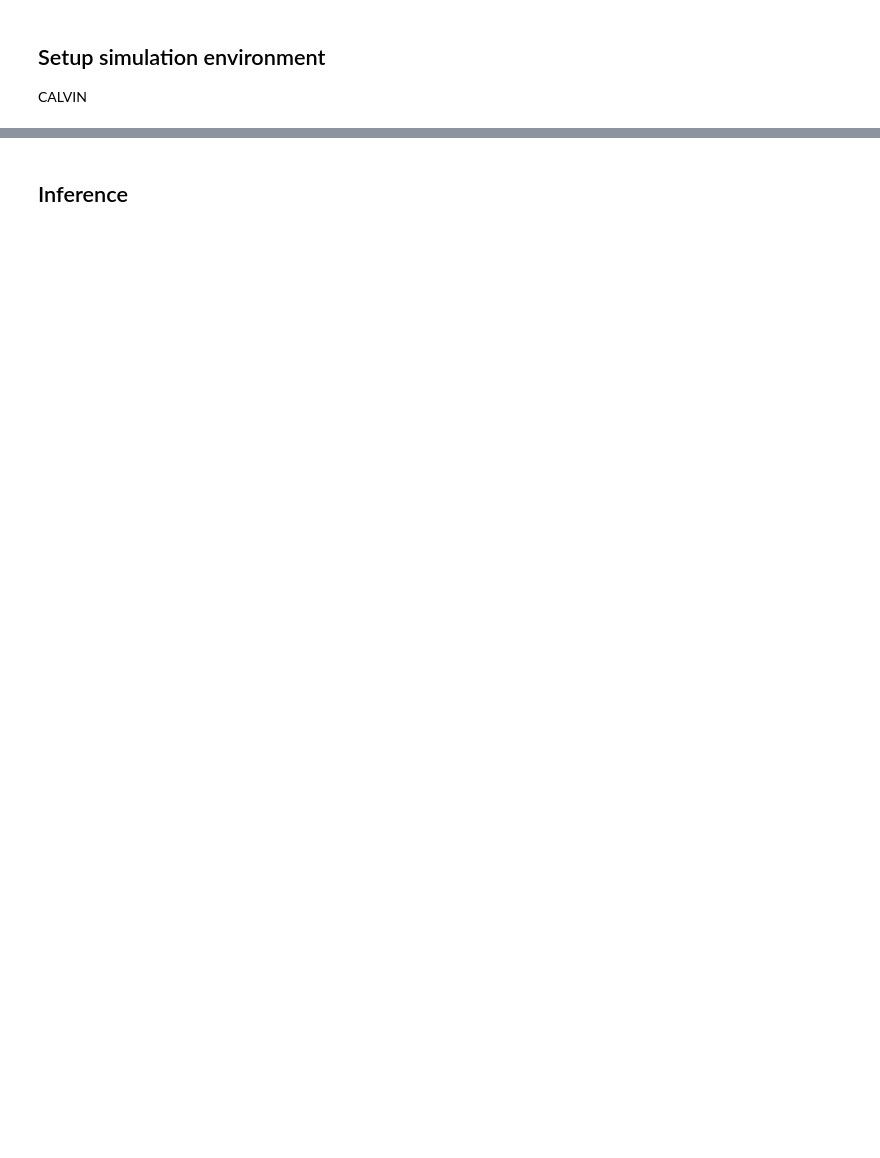
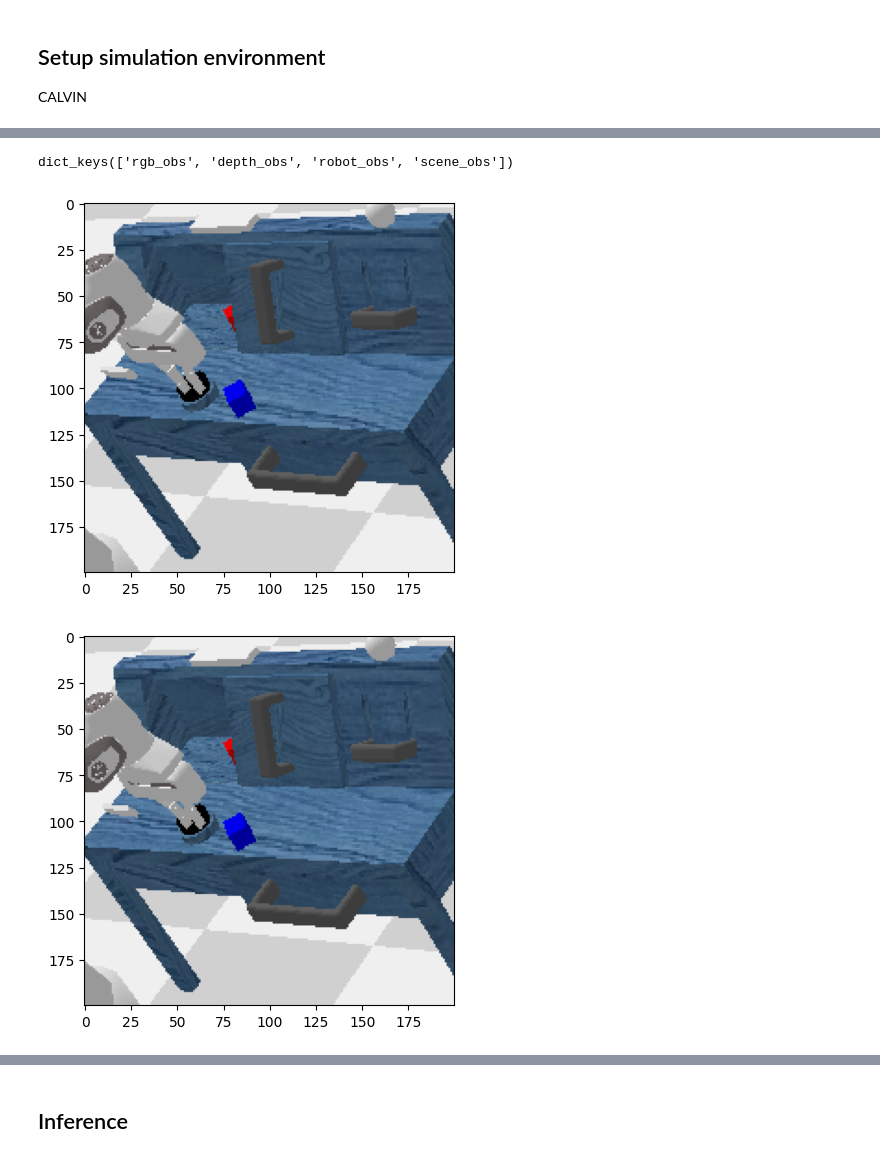
Before and after one commit to DaniAffCH/lcrs, a Jupyter notebook: lcrs_demo.ipynb, the cells around one changed output, grey strips where cells are left out. Drawn from its saved outputs; the diff is of its cells as text; code cells hidden in the pictures; blank space fills up the shorter version.

```diff
--- a/lcrs_demo.ipynb
+++ b/lcrs_demo.ipynb
@@ -68,8 +102,7 @@ CALVIN
 # %%
-%cd calvin
 from hydra import initialize, compose
 
-with initialize(config_path="./calvin_env/conf/"):
+with initialize(config_path="./calvin/calvin_env/conf/"):
   cfg = compose(config_name="config_data_collection.yaml", overrides=["cameras=static_and_gripper"])
   cfg.env["use_egl"] = False
   cfg.env["show_gui"] = False
@@ -79,19 +116,31 @@ with initialize(config_path="./calvin_env/conf/"):
 # %%
 import time
 import hydra
 import numpy as np
-from google.colab.patches import cv2_imshow
-
+#from google.colab.patches import cv2_imshow
+#import cv2
+from matplotlib import pyplot as plt
 env = hydra.utils.instantiate(cfg.env)
 observation = env.reset()
 #The observation is given as a dictionary with different values
 print(observation.keys())
 for i in range(5):
   # The action consists in a pose displacement (position and orientation)
   action_displacement = np.random.uniform(low=-1, high=1, size=6)
   # And a binary gripper action, -1 for closing and 1 for oppening
   action_gripper = np.random.choice([-1, 1], size=1)
   action = np.concatenate((action_displacement, action_gripper), axis=-1)
   observation, reward, done, info = env.step(action)
   rgb = env.render(mode="rgb_array")[:,:,::-1]
-  cv2_imshow(rgb)
+  #cv2_imshow(rgb)
+
+  #Import image
+  #image = cv2.imread(rgb)
+
+  #Show the image with matplotlib
+  plt.imshow(rgb)
+  plt.show()
+# %% [output]
+dict_keys(['rgb_obs', 'depth_obs', 'robot_obs', 'scene_obs'])
+[figure, added]
+[figure, added]
```
Also changed, not shown: parts of 6 cells of this notebook.
